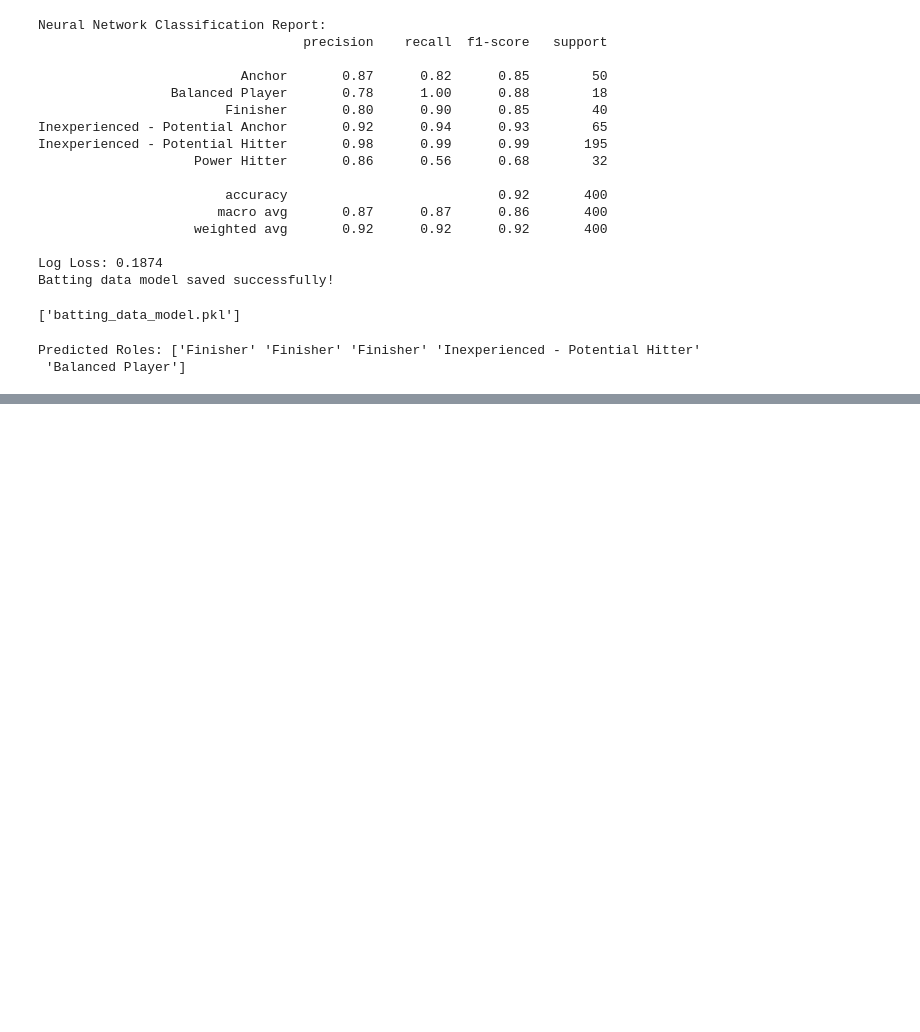
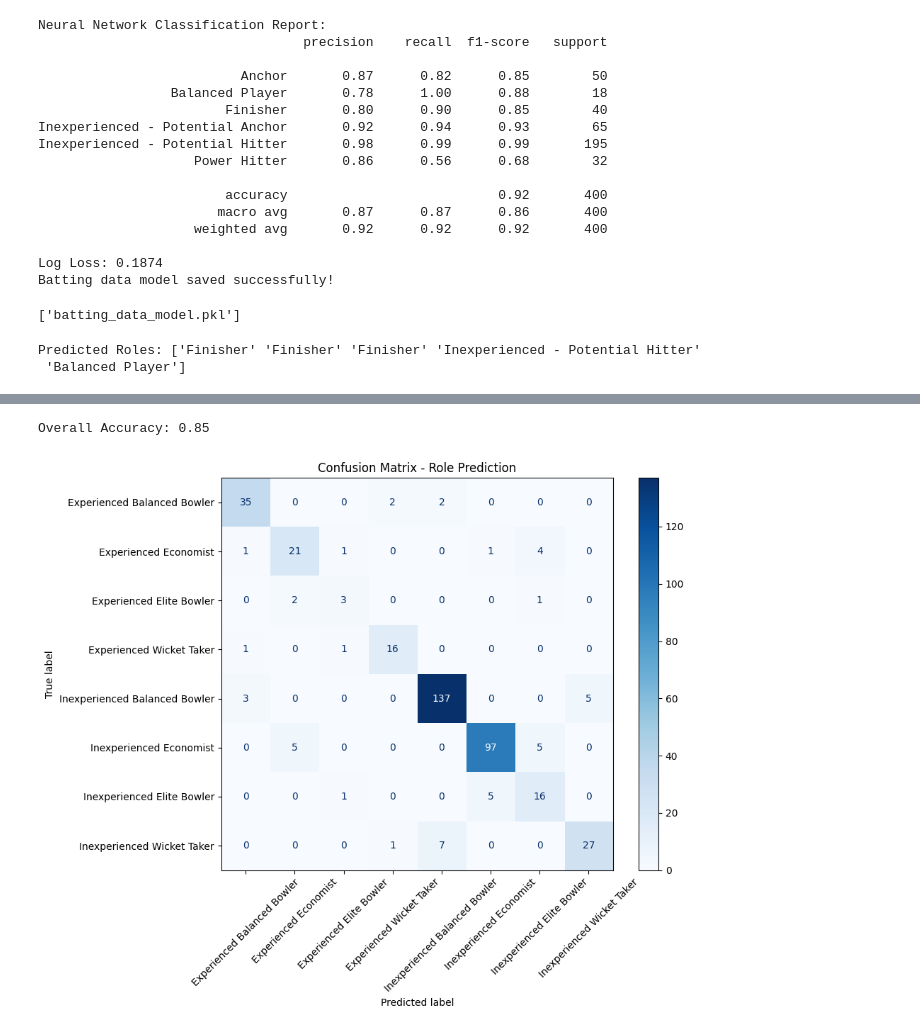
Before and after one commit to Pratyush038/Cricklytics, a Jupyter notebook: main.ipynb, the cells around one changed output, grey strips where cells are left out. Cells and saved outputs as stored; diff of their text form; code cells hidden in the pictures; blank space fills up the shorter version.

Commit message:
updated models and main program

```diff
--- a/main.ipynb
+++ b/main.ipynb
@@ -683,0 +1599,25 @@ Predicted Roles: ['Finisher' 'Finisher' 'Finisher' 'Inexperienced - Potential Hi
+# %%
+from sklearn.metrics import confusion_matrix, accuracy_score, ConfusionMatrixDisplay
+import matplotlib.pyplot as plt
+
+# Accuracy
+accuracy = accuracy_score(y_test, y_pred_nn)
+print(f"\nOverall Accuracy: {accuracy:.2f}")
+
+# Confusion Matrix
+'''
+cm = confusion_matrix(y_test, y_pred_nn, labels=nn_model.classes_)
+print("\nConfusion Matrix:")
+print(cm)'
+'''
+
+# Confusion Matrix Display
+disp = ConfusionMatrixDisplay(confusion_matrix=cm, display_labels=nn_model.classes_)
+fig, ax = plt.subplots(figsize=(10, 8))
+disp.plot(ax=ax, cmap='Blues', xticks_rotation=45)
+plt.title("Confusion Matrix - Role Prediction")
+plt.tight_layout()
+plt.show()
+# %% [output]
+Overall Accuracy: 0.85
+[figure, added]
```
Also changed, not shown: parts of 18 cells of this notebook, 10 other files.
